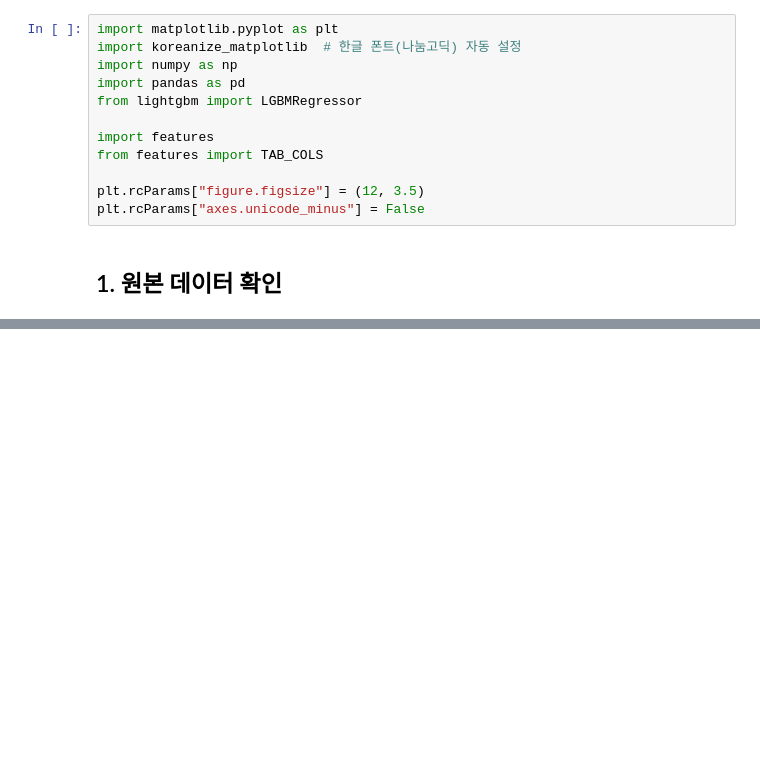
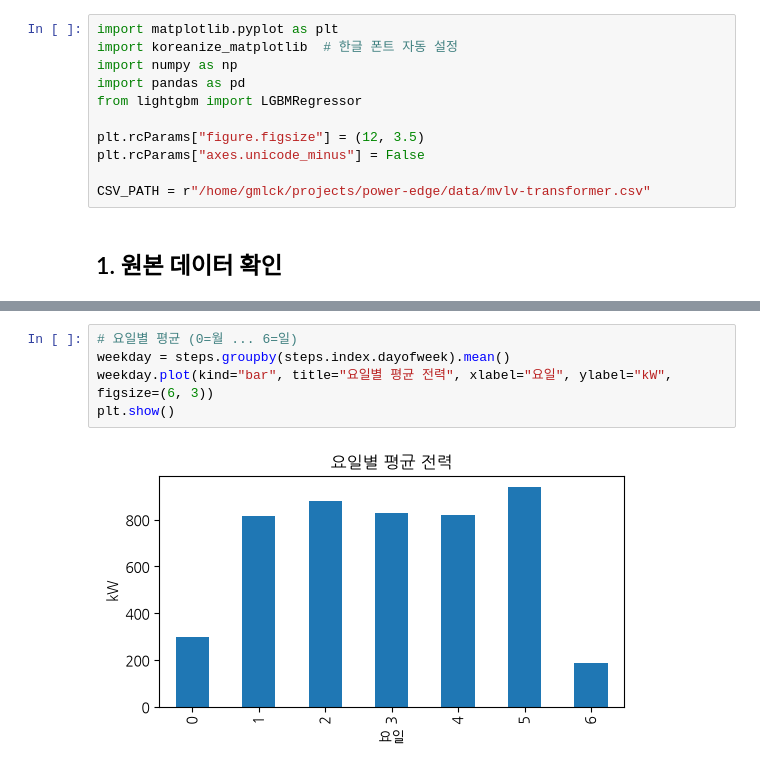
Before and after one commit to sinheechan/power-edge, a Jupyter notebook: ml/eda.ipynb, the cells around one changed output, grey strips where cells are left out. Saved outputs shown, nothing was run; the diff lists cells and outputs as text; blank space fills up the shorter version.

```diff
--- a/ml/eda.ipynb
+++ b/ml/eda.ipynb
@@ -19,14 +14,13 @@ print(sys.executable)
 # %%
 import matplotlib.pyplot as plt
-import koreanize_matplotlib  # 한글 폰트(나눔고딕) 자동 설정
+import koreanize_matplotlib  # 한글 폰트 자동 설정
 import numpy as np
 import pandas as pd
 from lightgbm import LGBMRegressor
 
-import features
-from features import TAB_COLS
-
 plt.rcParams["figure.figsize"] = (12, 3.5)
 plt.rcParams["axes.unicode_minus"] = False
+
+CSV_PATH = r"/home/gmlck/projects/power-edge/data/mvlv-transformer.csv"
 # %% [markdown]
 ## 1. 원본 데이터 확인
@@ -228,0 +150,7 @@ if os.path.exists("outputs/ensembles.csv"):
+# %%
+# 요일별 평균 (0=월 ... 6=일)
+weekday = steps.groupby(steps.index.dayofweek).mean()
+weekday.plot(kind="bar", title="요일별 평균 전력", xlabel="요일", ylabel="kW", figsize=(6, 3))
+plt.show()
+# %% [output]
+[figure, added]
```
Also changed, not shown: parts of 55 cells of this notebook, 8 other files.
